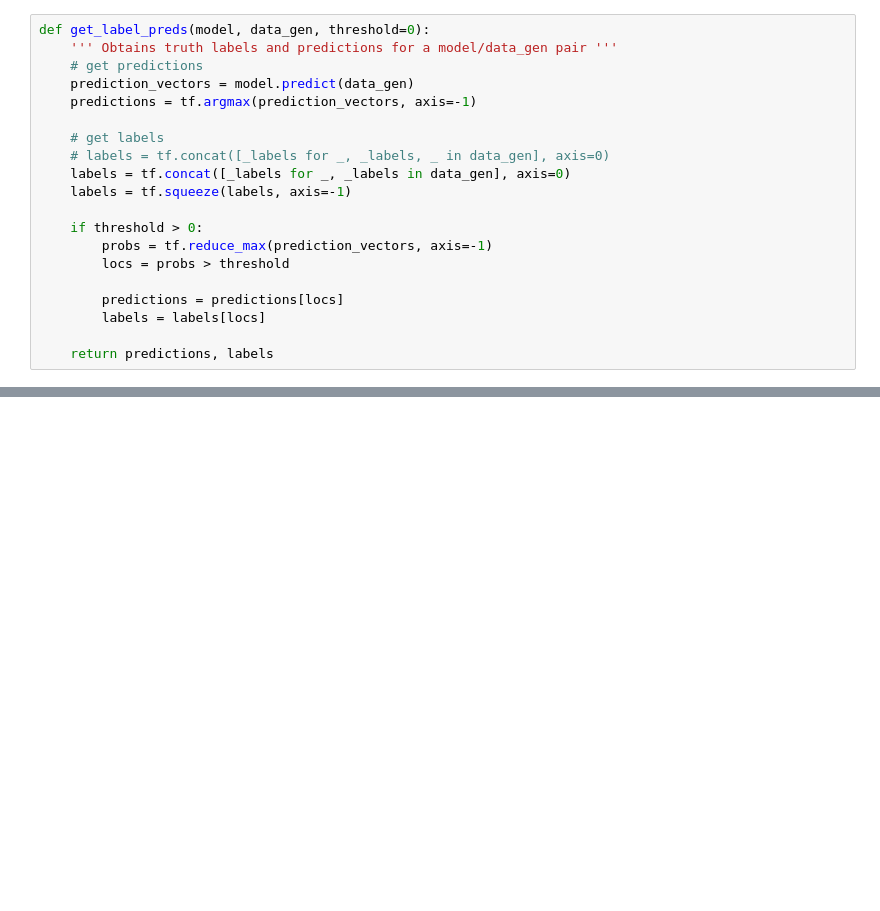
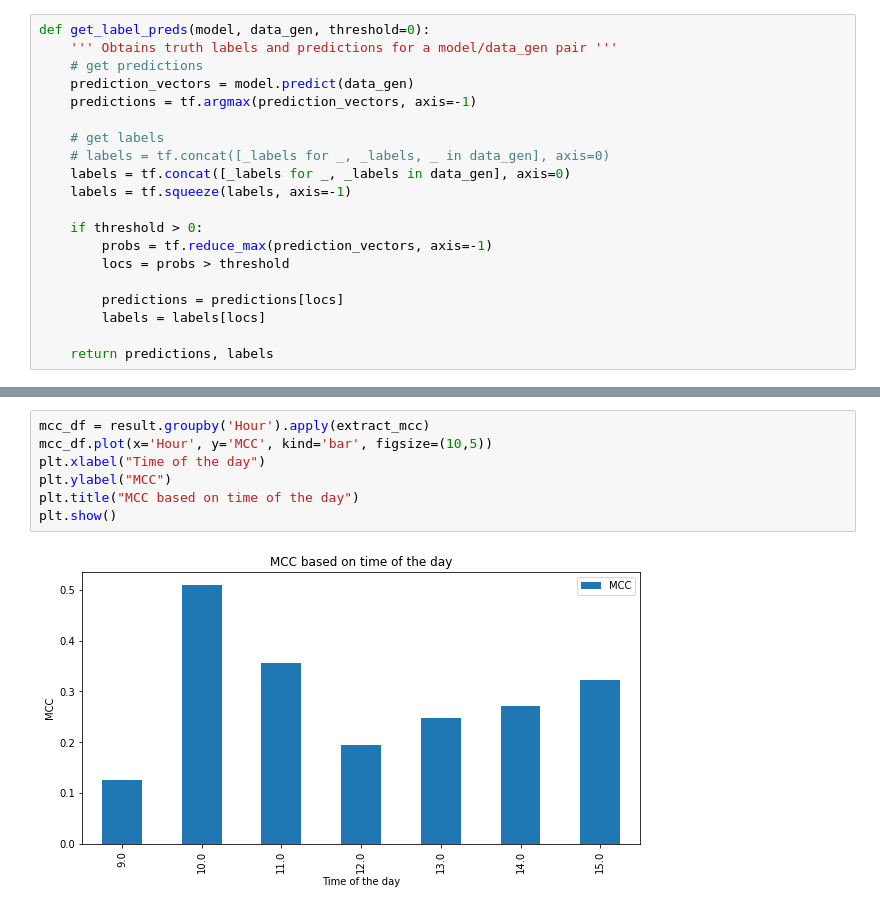
Before and after one commit to itberrios/algotrading, a Jupyter notebook: predictive_analytics/transformer/5min_model_tests.ipynb, the cells around one changed output, grey strips where cells are left out. Drawn from its saved outputs; the diff is of its cells as text; blank space fills up the shorter version.

```diff
--- a/predictive_analytics/transformer/5min_model_tests.ipynb
+++ b/predictive_analytics/transformer/5min_model_tests.ipynb
@@ -618,0 +907,9 @@ lstm_valid_preds, lstm_valid_labels = get_label_preds(lstm_model,
+# %%
+mcc_df = result.groupby('Hour').apply(extract_mcc)
+mcc_df.plot(x='Hour', y='MCC', kind='bar', figsize=(10,5))
+plt.xlabel("Time of the day")
+plt.ylabel("MCC")
+plt.title("MCC based on time of the day")
+plt.show()
+# %% [output]
+[figure, added]
```
Also changed, not shown: parts of 92 cells of this notebook, 12 other files.
